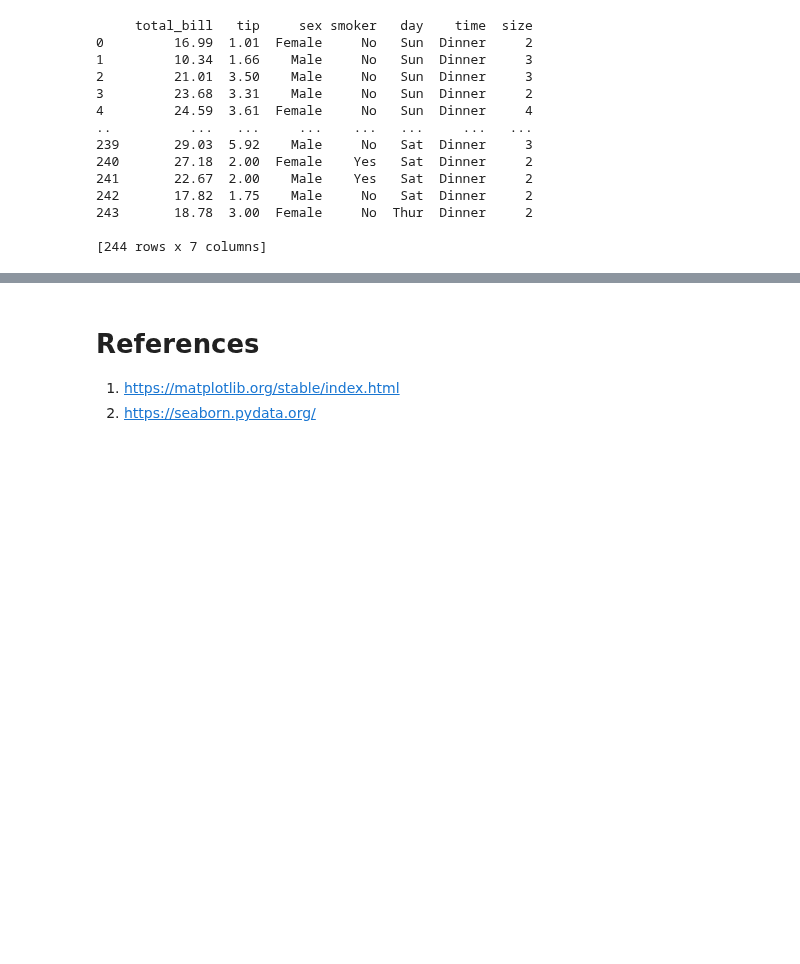
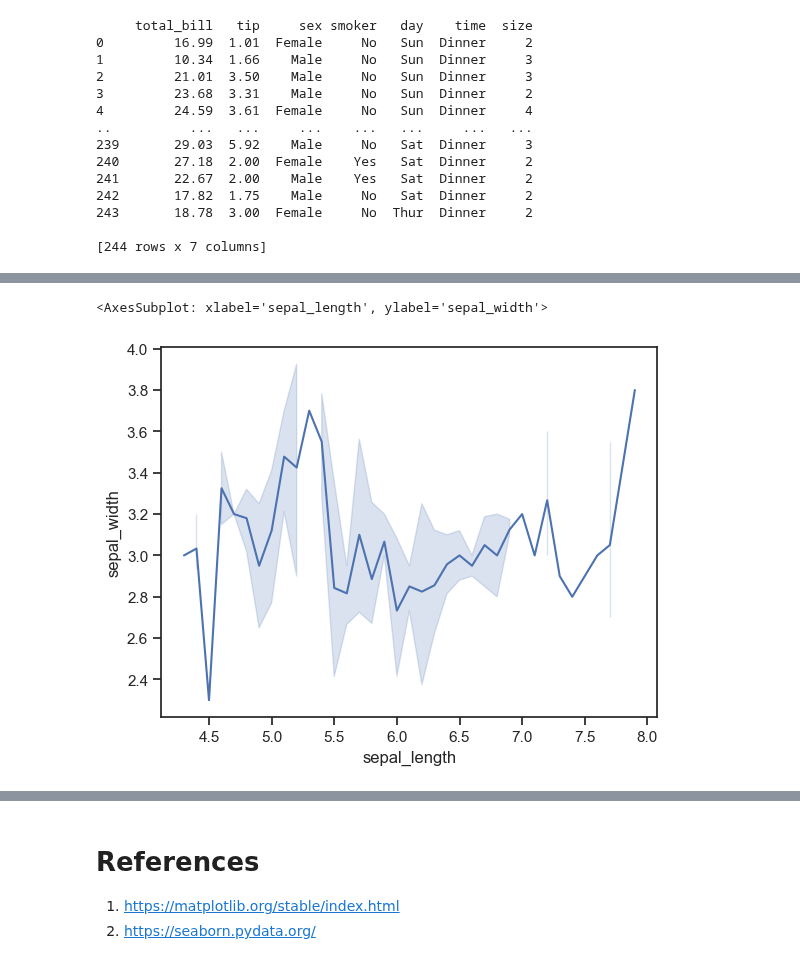
Before and after one commit to arunp77/Python-programming, a Jupyter notebook: Python-fundamental/Matplotlib.ipynb, the cells around one changed output, grey strips where cells are left out. Cells and saved outputs as stored; diff of their text form; code cells hidden in the pictures; blank space fills up the shorter version.

```diff
--- a/Python-fundamental/Matplotlib.ipynb
+++ b/Python-fundamental/Matplotlib.ipynb
@@ -1100,0 +1158,5 @@ print(sb.get_dataset_names()) #To view all the available data sets in the Seabor
+# %%
+# Example:2
+# loading dataset
+iris_df = sns.load_dataset("iris")
+iris_df
@@ -1100,0 +1177,8 @@ print(sb.get_dataset_names()) #To view all the available data sets in the Seabor
+# %%
+# draw lineplot
+sns.lineplot(x="sepal_length",
+             y="sepal_width",
+             data=iris_df)
+# %% [output]
+<AxesSubplot: xlabel='sepal_length', ylabel='sepal_width'>
+[figure, added]
```
Also changed, not shown: parts of 30 cells of this notebook.
